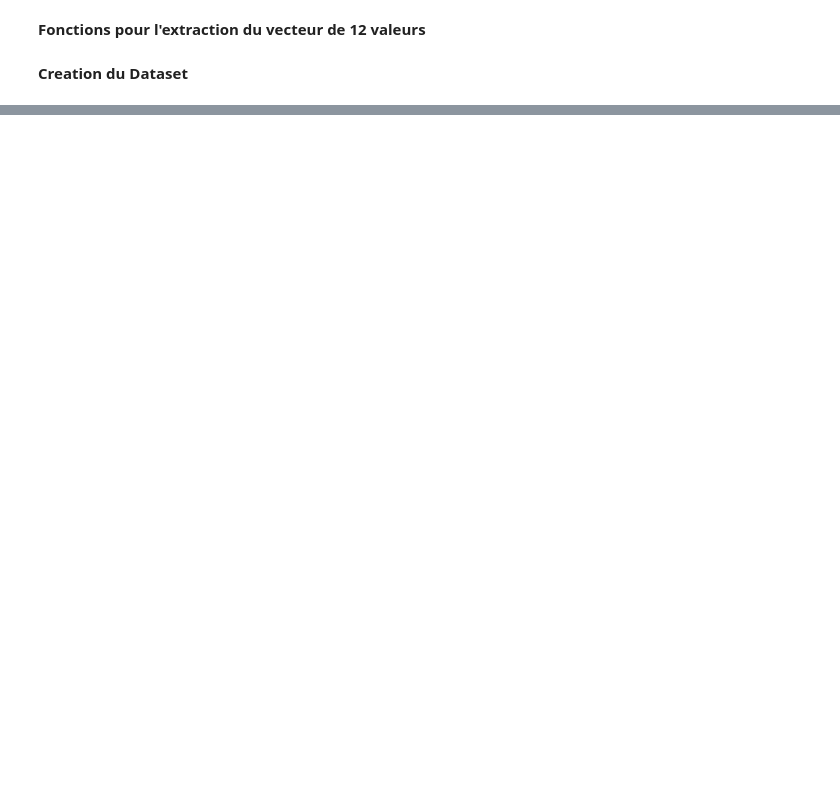
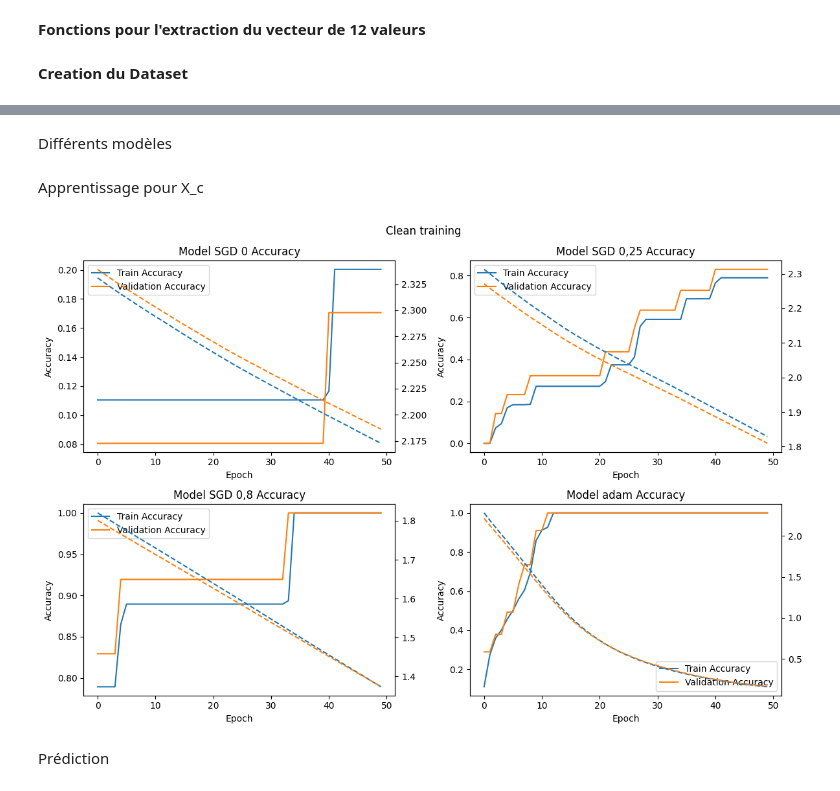
Before and after one commit to bonjooooour/PFE_Analayse_musicale, a Jupyter notebook: Chords_analysis/rn_on_one_chord.ipynb, the cells around one changed output, grey strips where cells are left out. Cells and saved outputs as stored; diff of their text form; code cells hidden in the pictures; blank space fills up the shorter version.

Commit message:
mis en forme des résulats pour plusieurs optimiser

```diff
--- a/Chords_analysis/rn_on_one_chord.ipynb
+++ b/Chords_analysis/rn_on_one_chord.ipynb
@@ -161,2 +78,0 @@ model.compile(optimizer = opt1, loss='sparse_categorical_crossentropy', metrics=
-# %%
-history = model.fit(X_train,y_train,epochs=100,validation_split=0.3)
@@ -238,2 +78,0 @@ model.compile(optimizer = opt1, loss='sparse_categorical_crossentropy', metrics=
-# %%
-history = model.fit(X_train,y_train,epochs=100,validation_split=0.3)
@@ -315,2 +78,0 @@ model.compile(optimizer = opt1, loss='sparse_categorical_crossentropy', metrics=
-# %%
-history = model.fit(X_train,y_train,epochs=50,validation_split=0.3)
@@ -377,13 +78,0 @@ Taux de confiance : 13.955114781856537%
-# %%
-y_pred = model.predict(X_test)
-pred = []
-for i in range(len(y_pred)):
-    pred.append(np.argmax(y_pred[i]))
-
-count = 0
-for i in range(len(pred)):
-    if pred[i] == y_test[i]:
-        count+=1
-
-string = "Performance : " + str(count/len(y_test)*100) + "%"
-print(string)
@@ -392,0 +103,2 @@ Performance : 16.666666666666664%
+# %% [markdown]
+Différents modèles
@@ -392,0 +131,2 @@ Performance : 16.666666666666664%
+# %% [markdown]
+Apprentissage pour X_c
@@ -392,0 +138,39 @@ Performance : 16.666666666666664%
+# %%
+import matplotlib.pyplot as plt
+
+# Assumez que vous avez quatre historiques (history1, history2, history3, history4)
+
+# Création d'une grille 2x2
+fig, axes = plt.subplots(2, 2, figsize=(12, 8))
+val = ['SGD 0','SGD 0,25','SGD 0,8','adam']
+
+# Boucle pour remplir chaque sous-graphique
+for i in range(2):
+    for j in range(2):
+        idx = i * 2 + j + 1  # Index de l'historique
+        ax = axes[i, j]
+
+        # Sélectionnez l'historique correspondant
+        history = globals()['history{}'.format(idx)]
+
+        # Train Accuracy vs Validation Accuracy
+        ax.plot(history.history['accuracy'], label='Train Accuracy')
+        ax.plot(history.history['val_accuracy'], label='Validation Accuracy')
+        ax.set_ylabel('Accuracy')
+        ax.set_xlabel('Epoch')
+        ax.legend()
+
+        # Train Loss vs Validation Loss
+        ax = axes[i, j].twinx()  # Créez un axe partagé pour les deux graphiques
+        ax.plot(history.history['loss'], linestyle='dashed')
+        ax.plot(history.history['val_loss'], linestyle='dashed')
+        ax.set_title(f'Model {val[idx-1]} Accuracy')
+
+# Ajustez la mise en page
+plt.suptitle('Clean training')
+plt.tight_layout()
+plt.show()
+# %% [output]
+[figure, added]
+# %% [markdown]
+Prédiction
```
Also changed, not shown: parts of 52 cells of this notebook, 2 other files.
